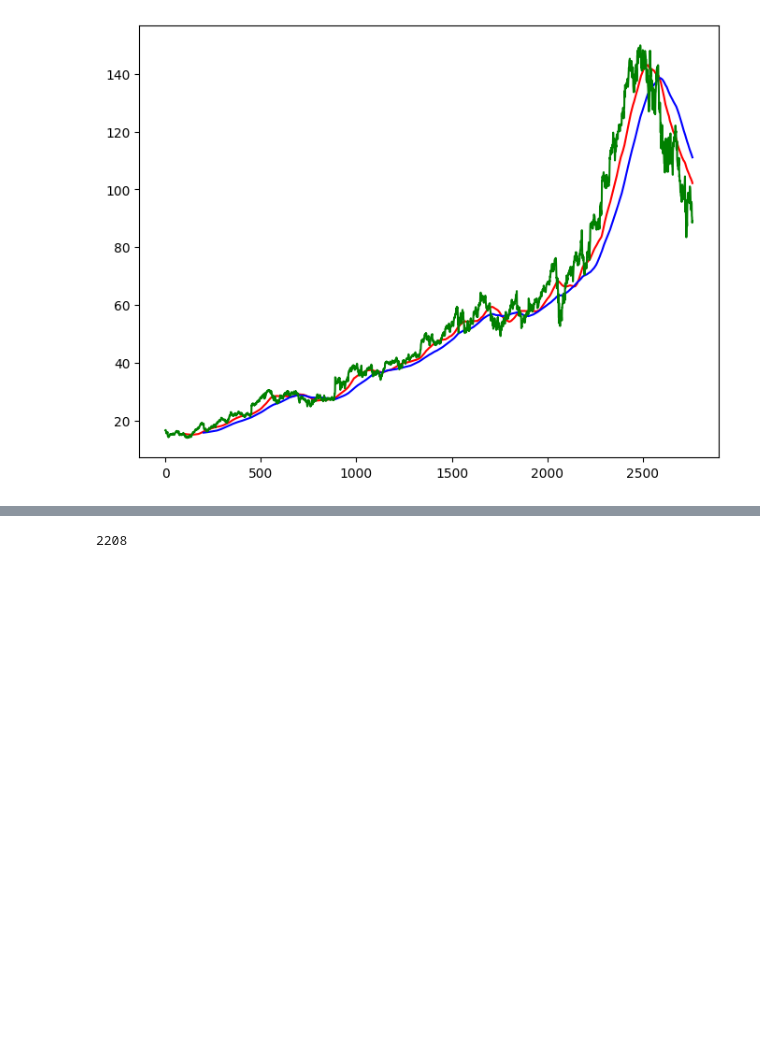
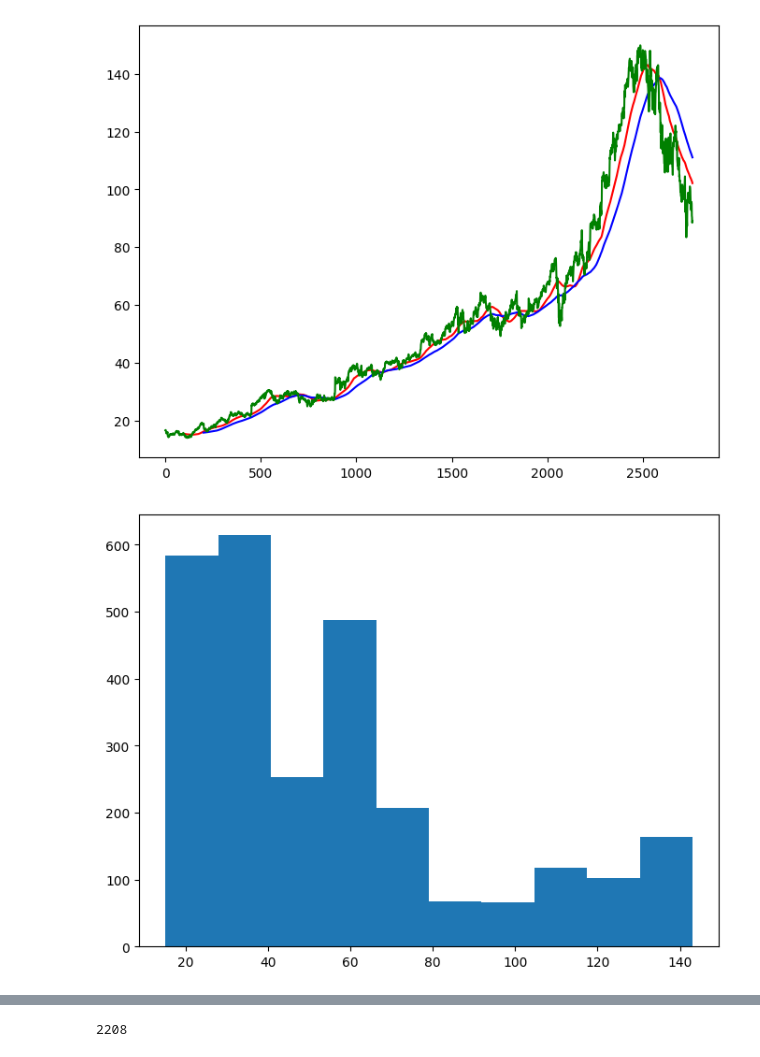
Before and after one commit to Striver-3110/StockPricePrediction, a Jupyter notebook: Stock_Market_Prediction_Model_Creation.ipynb, the cells around one changed output, grey strips where cells are left out. Saved outputs shown, nothing was run; the diff lists cells and outputs as text; code cells hidden in the pictures; blank space fills up the shorter version.

```diff
--- a/Stock_Market_Prediction_Model_Creation.ipynb
+++ b/Stock_Market_Prediction_Model_Creation.ipynb
@@ -51,3 +51,11 @@ plt.plot(data.Close,'g')
 plt.show()
 # %% [output]
 [figure]
+# %%
+plt.figure(figsize=(8,6))
+plt.hist(ma_100_days)
+# plt.hist(ma_200_days,'b')
+# plt.hist(data.Close,'g')
+plt.show()
+# %% [output]
+[figure, added]
```
Also changed, not shown: parts of 17 cells of this notebook, 3 other files.
